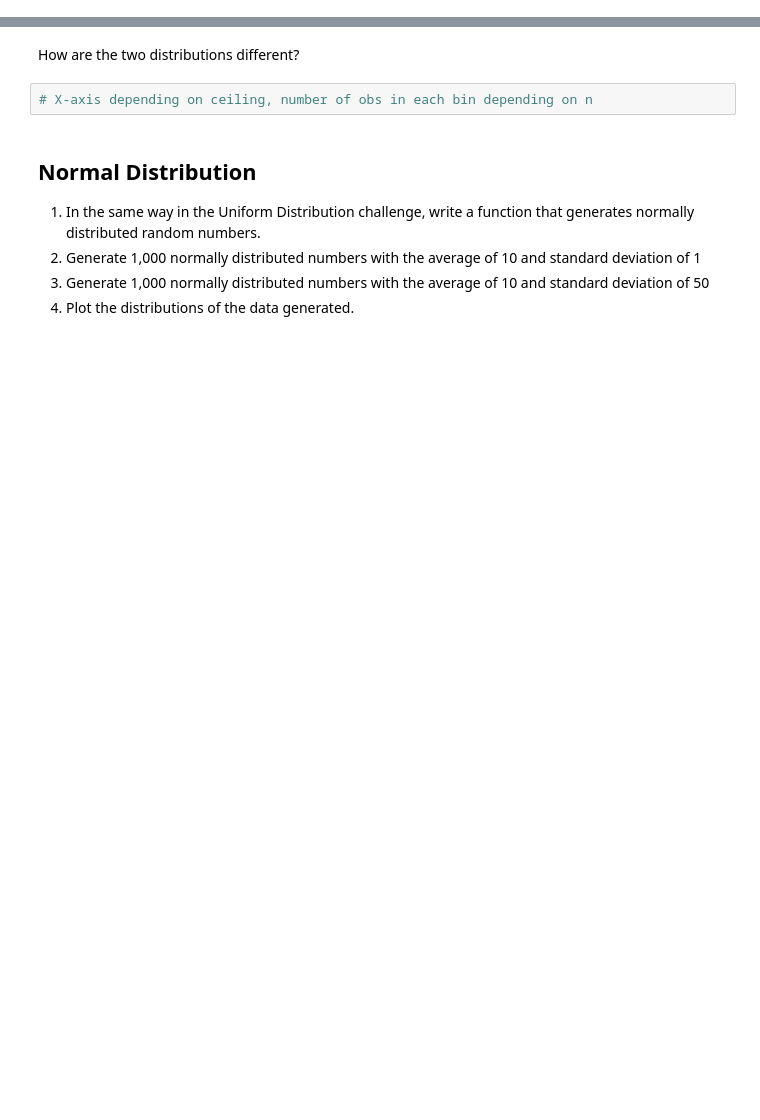
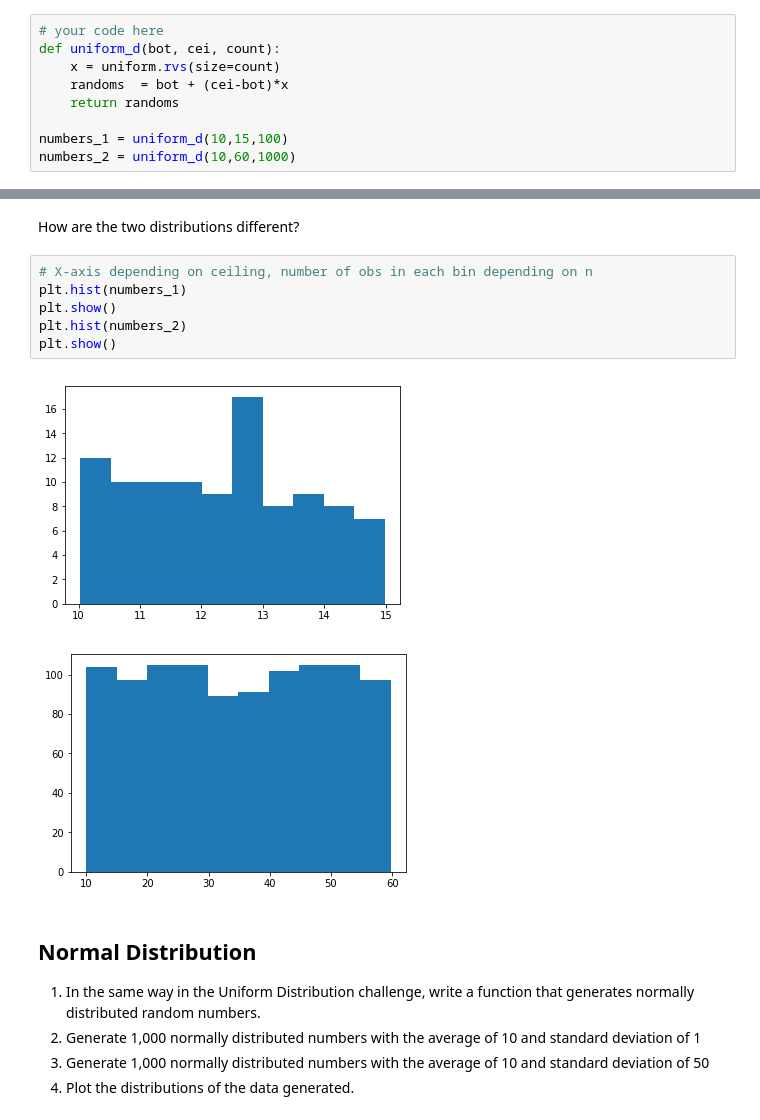
Before and after one commit to ta-datapt-bcn/lab-cont-probability-distribution, a Jupyter notebook: your_code/main.ipynb, the cells around one changed output, grey strips where cells are left out. Saved outputs shown, nothing was run; the diff lists cells and outputs as text; blank space fills up the shorter version.

```diff
--- a/your_code/main.ipynb
+++ b/your_code/main.ipynb
@@ -45,0 +46,9 @@ print(randoms)
+# %%
+# your code here
+def uniform_d(bot, cei, count):
+    x = uniform.rvs(size=count)
+    randoms  = bot + (cei-bot)*x
+    return randoms
+
+numbers_1 = uniform_d(10,15,100)
+numbers_2 = uniform_d(10,60,1000)
@@ -47,6 +76,13 @@ print(randoms)
 How are the two distributions different?
 # %%
 # X-axis depending on ceiling, number of obs in each bin depending on n
+plt.hist(numbers_1)
+plt.show()
+plt.hist(numbers_2)
+plt.show()
+# %% [output]
+[figure, added]
+[figure, added]
 # %% [markdown]
 ## Normal Distribution
 
```
Also changed, not shown: parts of 14 cells of this notebook, 1 other file.
